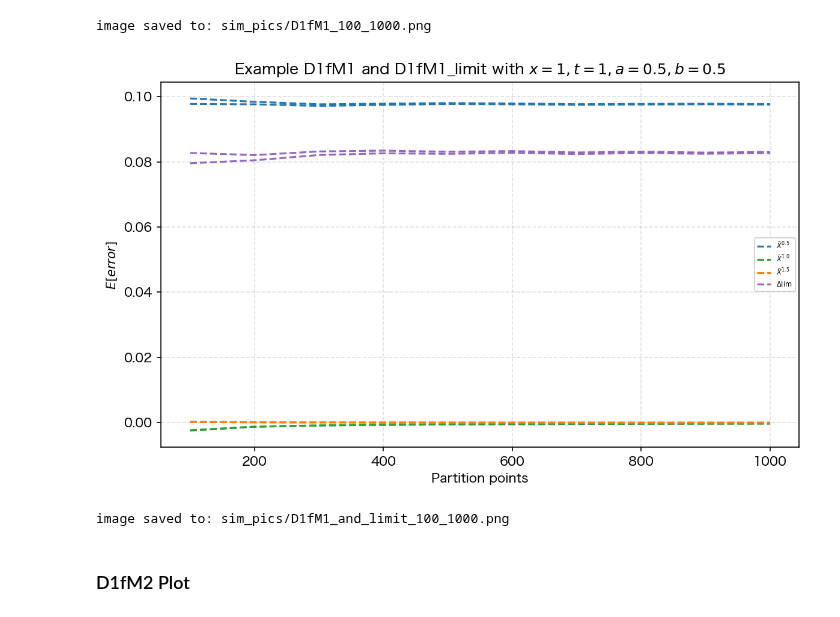
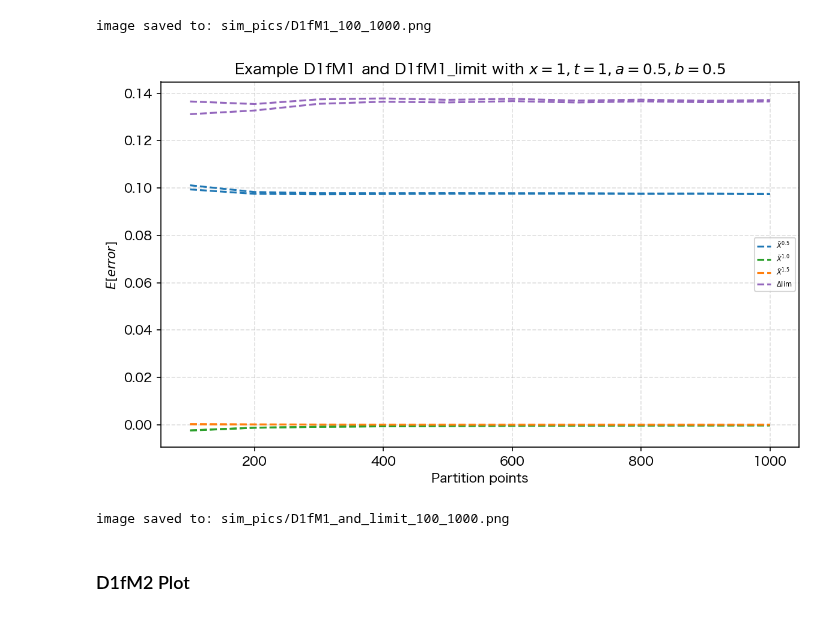
Before and after one commit to Andriyichenko/simulation, a Jupyter notebook: D1f/D1f_plot.ipynb, the cells around one changed output. Saved outputs shown, nothing was run; the diff lists cells and outputs as text; code cells hidden in the pictures.

```diff
--- a/D1f/D1f_plot.ipynb
+++ b/D1f/D1f_plot.ipynb
@@ -389,7 +316,7 @@ z=conf_level(a)
 A_std_df2=np.sqrt(df2['E']) #Aの標本標準偏差(SD)
 Am_std_df2=np.sqrt(df2['Em']) #Amの標本標準偏差(SD)
 A15_std_df2=np.sqrt(df2['E_1_5']) #A_1_5の標本標準偏差(SD)
-Axb_std_df3 = np.sqrt(df3['Eb']) #A_bの標本標準偏差(SD)
+Axb_std_df3 = np.sqrt(df3['E_b']) #A_bの標本標準偏差(SD)
 
 paths = 8 * (df2['points'] ** 2)
 # Standard errors of sample means
@@ -402,36 +329,36 @@ Axb_se_df3   = Axb_std_df3 / np.sqrt(paths)
 A_up_df2     = df2['A']     + z * A_se_df2
 A_low_df2    = df2['A']     - z * A_se_df2
 Am_up_df2    = df2['Am']    + z * Am_se_df2
 Am_low_df2   = df2['Am']    - z * Am_se_df2
 A15_up_df2   = df2['A_1_5'] + z * A15_se_df2
 A15_low_df2  = df2['A_1_5'] - z * A15_se_df2
-Axb_up_df3   = df3['Ab'] + z * Axb_se_df3
-Axb_low_df3  = df3['Ab'] - z * Axb_se_df3
+Axb_up_df3   = df3['A_b'] + z * Axb_se_df3
+Axb_low_df3  = df3['A_b'] - z * Axb_se_df3
 
 
 # グラフを描画
 plt.figure(figsize=(8, 5), dpi=150)  # dpi とは Dots Per Inch を意味する
 plt.plot(df2["points"], A_up_df2, linestyle="--", color="#1f77b4", label=r"$\bar{X}^{0.5}$")
 plt.plot(df2["points"], A_low_df2, linestyle="--", color="#1f77b4")
 plt.plot(df2["points"], Am_up_df2, linestyle="--", color="#2ca02c", label=r"$\bar{X}^{1.0}$ ")
 plt.plot(df2["points"], Am_low_df2, linestyle="--", color="#2ca02c")
 plt.plot(df2["points"], A15_up_df2, linestyle="--", color="#ff7f0e", label=r"$\bar{X}^{1.5}$ ")
 plt.plot(df2["points"], A15_low_df2, linestyle="--", color="#ff7f0e")
 plt.plot(df3["points"], Axb_up_df3, linestyle="--", color="#9467bd", label=r"$\Delta\lim$ ")
 plt.plot(df3["points"], Axb_low_df3, linestyle="--", color="#9467bd")
 
 
 plt.title(r'Example D1fM1 and D1fM1_limit with $x=1,t=1,a=0.5,b=0.5$')
 plt.xlabel("Partition points")
 plt.ylabel("$E[error]$ ")
 plt.grid(True, linestyle="--", alpha=0.4)
 plt.legend(fontsize=5.5, loc='best')
 plt.tight_layout()  # 自動的にレイアウトを調整する
 plt.savefig(save_path, dpi=250, bbox_inches='tight')
 plt.show()
 print("image saved to:", save_path)
 # %% [output]
-[figure, old version]
+[figure, new version]
 image saved to: sim_pics/D1fM1_and_limit_100_1000.png
 # %% [markdown]
 ### D1fM2 Plot
```
Also changed, not shown: parts of 2 cells of this notebook, 3 other files.
